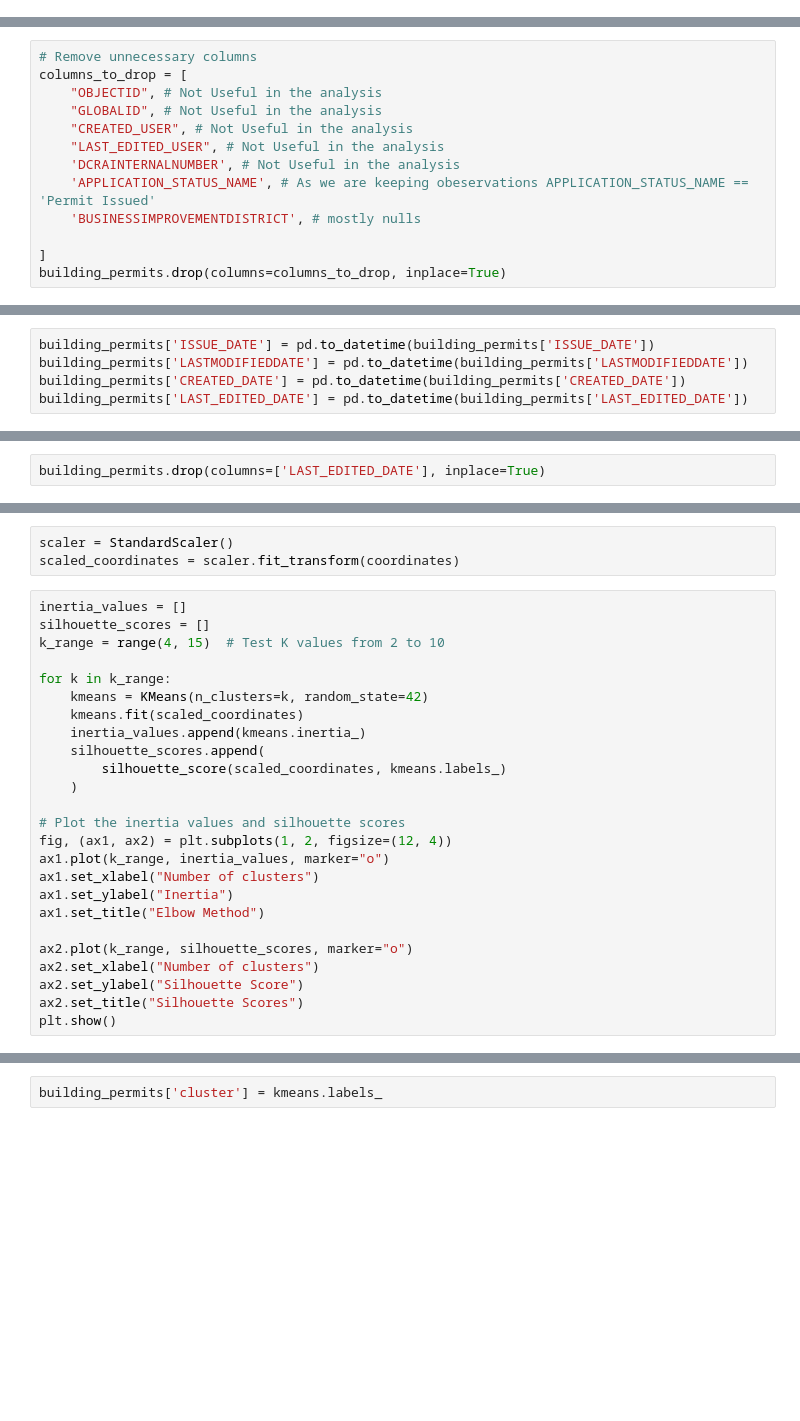
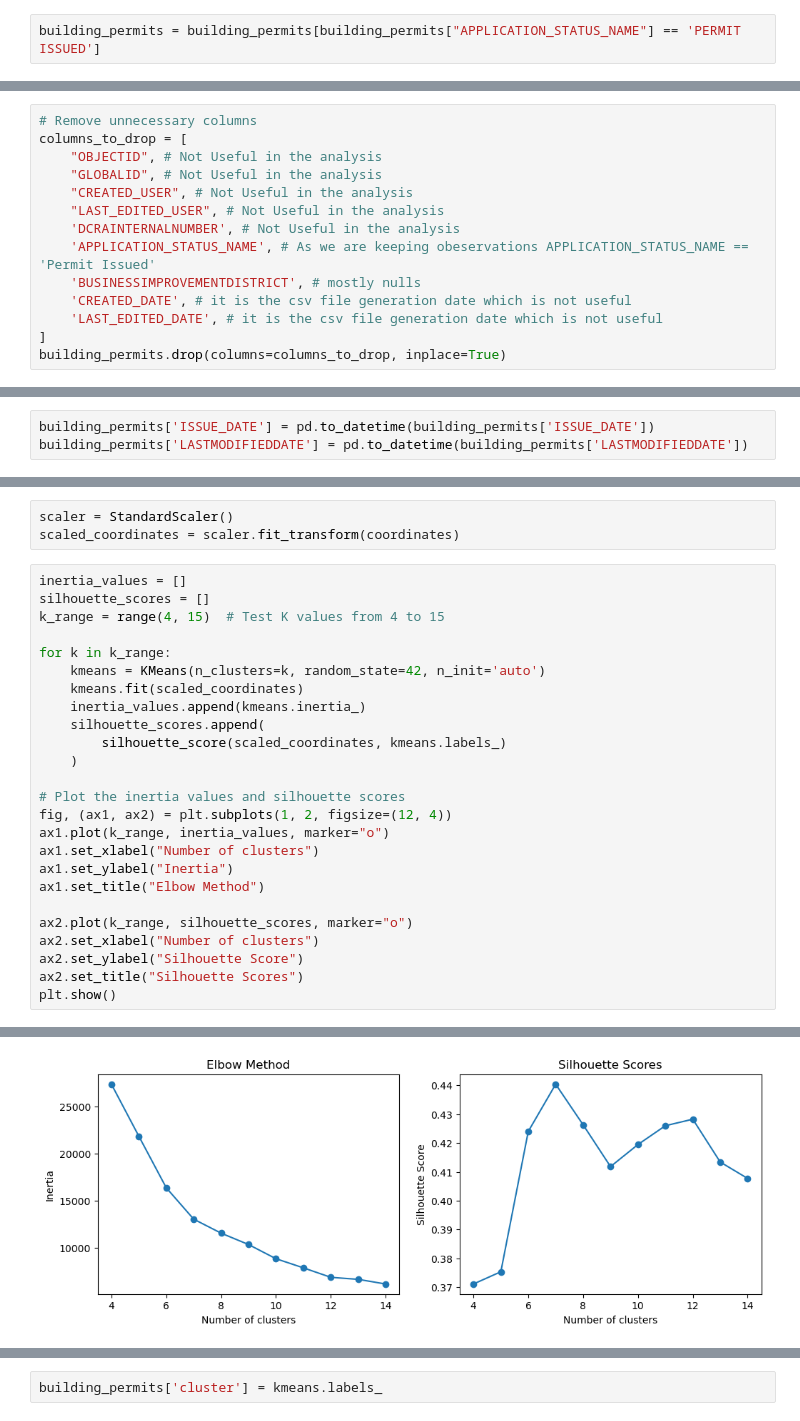
Before and after one commit to ninae555/data_mining_project, a Jupyter notebook: Modeling/dc_building_permits_analysis.ipynb, the cells around one changed output, grey strips where cells are left out. Drawn from its saved outputs; the diff is of its cells as text; blank space fills up the shorter version.

Commit message:
removed more unused columns and updated code for knn cluster map generation

```diff
--- a/Modeling/dc_building_permits_analysis.ipynb
+++ b/Modeling/dc_building_permits_analysis.ipynb
@@ -55,3 +63,5 @@ array([nan, 'AFTER HOURS', 'EXTENSION', 'HISTORIC PROPERTY',
+# %%
+building_permits = building_permits[building_permits["APPLICATION_STATUS_NAME"] == 'PERMIT ISSUED']
 # %%
 building_permits = building_permits[building_permits["APPLICATION_STATUS_NAME"] == 'PERMIT ISSUED']
 # %%
@@ -91,7 +101,8 @@ columns_to_drop = [
     'DCRAINTERNALNUMBER', # Not Useful in the analysis
     'APPLICATION_STATUS_NAME', # As we are keeping obeservations APPLICATION_STATUS_NAME == 'Permit Issued'
     'BUSINESSIMPROVEMENTDISTRICT', # mostly nulls
-
+    'CREATED_DATE', # it is the csv file generation date which is not useful
+    'LAST_EDITED_DATE', # it is the csv file generation date which is not useful
 ]
 building_permits.drop(columns=columns_to_drop, inplace=True)
 # %%
@@ -108,8 +118,6 @@ Index(['X', 'Y', 'ISSUE_DATE', 'PERMIT_ID', 'PERMIT_TYPE_NAME',
 # %%
 building_permits['ISSUE_DATE'] = pd.to_datetime(building_permits['ISSUE_DATE'])
 building_permits['LASTMODIFIEDDATE'] = pd.to_datetime(building_permits['LASTMODIFIEDDATE'])
-building_permits['CREATED_DATE'] = pd.to_datetime(building_permits['CREATED_DATE'])
-building_permits['LAST_EDITED_DATE'] = pd.to_datetime(building_permits['LAST_EDITED_DATE'])
 # %%
 building_permits.isnull().sum()
 # %% [output]
@@ -171,5 +179,3 @@ Duplicate column pairs: {'LAST_EDITED_DATE': 'CREATED_DATE'}
-# %%
-building_permits.drop(columns=['LAST_EDITED_DATE'], inplace=True)
 # %%
 building_permits.shape
 # %% [output]
@@ -209,10 +215,10 @@ scaled_coordinates = scaler.fit_transform(coordinates)
 # %%
 inertia_values = []
 silhouette_scores = []
-k_range = range(4, 15)  # Test K values from 2 to 10
+k_range = range(4, 15)  # Test K values from 4 to 15
 
 for k in k_range:
-    kmeans = KMeans(n_clusters=k, random_state=42)
+    kmeans = KMeans(n_clusters=k, random_state=42, n_init='auto')
     kmeans.fit(scaled_coordinates)
     inertia_values.append(kmeans.inertia_)
     silhouette_scores.append(
@@ -236,2 +241,3 @@ KeyboardInterrupt:
+[figure, added]
 # %%
 optimal_k = 7  # the optimal K based on the Elbow method and Silhouette score
```
Also changed, not shown: parts of 16 cells of this notebook, 2 other files.
